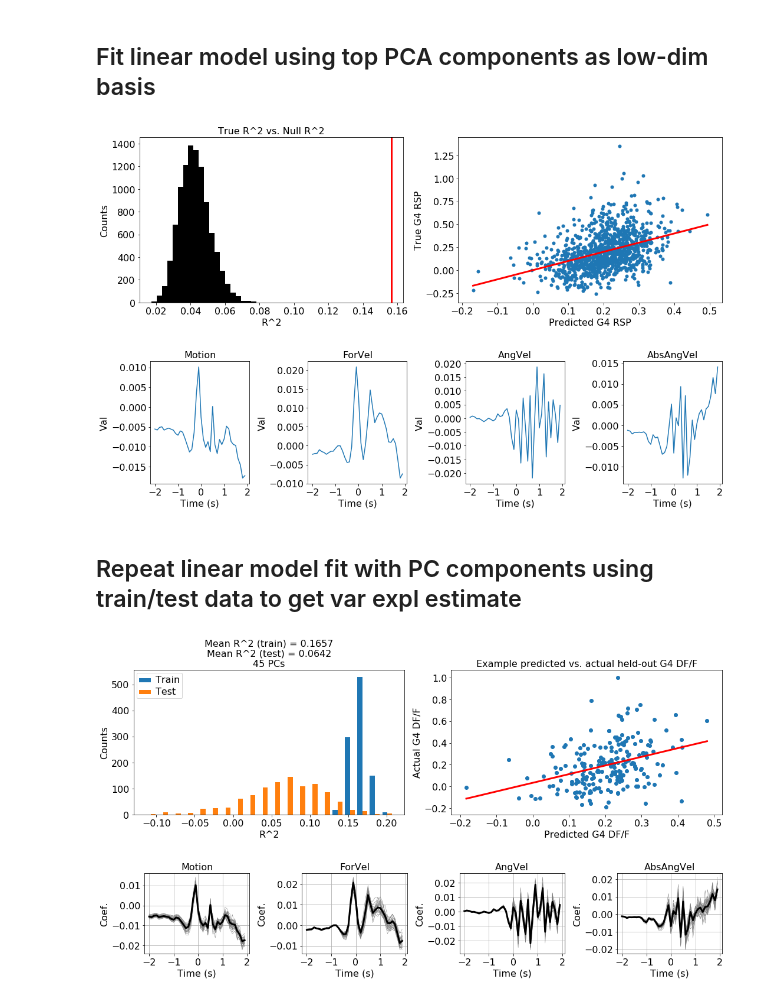
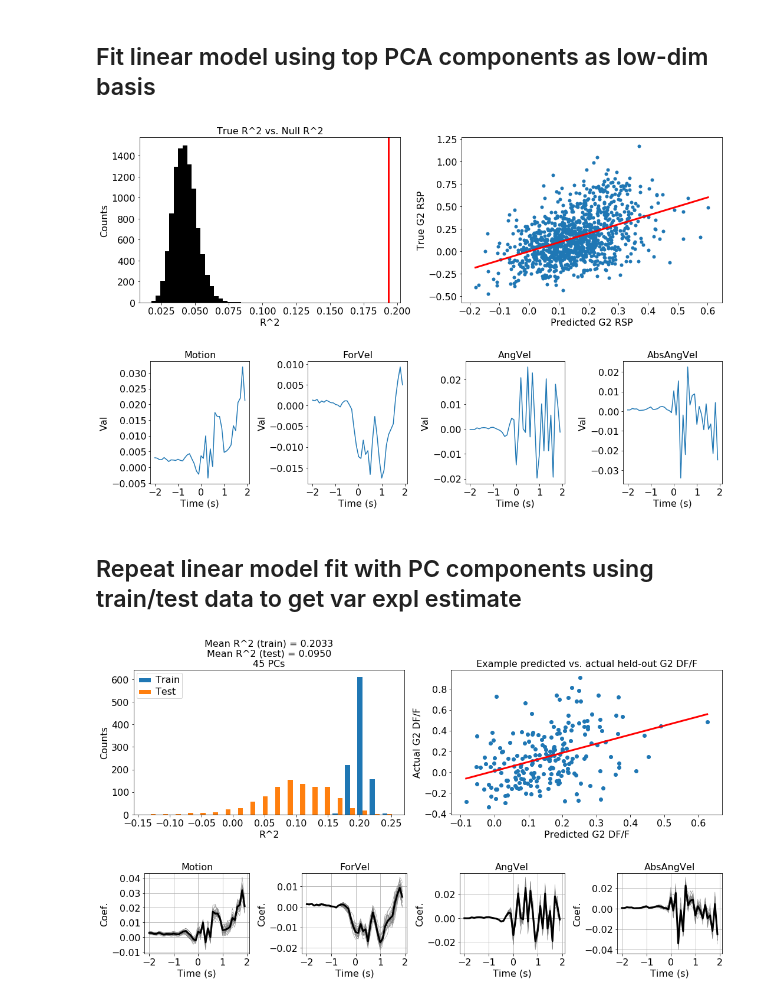
Before and after one commit to rkp8000/mushroom_mushroom, a Jupyter notebook: 1A_mvmt_initiation.ipynb, the cells around one changed output. Drawn from its saved outputs; the diff is of its cells as text; code cells hidden in the pictures.

```diff
--- a/1A_mvmt_initiation.ipynb
+++ b/1A_mvmt_initiation.ipynb
@@ -76,6 +78,7 @@ for fly in os.listdir(DATA_DIR):
                 'Fly': fly,
                 'T_Init': mvmt['T1'],
                 'Mvmt_Ctr': m_ctr,
+                'G2_Pre': np.nanmean(data_dict['G2'][-1][t < 0]),
                 'G4_Pre': np.nanmean(data_dict['G4'][-1][t < 0]),
                 'For_Vel_Pre': np.nanmean(data_dict['ForVel'][-1][t < 0]),
                 'Motion_Post': np.nanmean(data_dict['Motion'][-1][0 <= t])
@@ -283,5 +286,5 @@ for ctr, (component, ax_row, c) in enumerate(zip(components, axs[1:], ['b', 'm',
 # %%
-# plot projections onto diff PCs vs g4 response
+# plot projections onto diff PCs vs g2 or g4 response
 fig, axs = plt.subplots(1, 4, figsize=(15, 3.5), tight_layout=True)
 colors = ['b', 'm', 'g', 'r']
 
@@ -290,17 +293,17 @@ for ctr, (ax, color) in enumerate(zip(axs, colors)):
     x = data_behav_sorted_pca[:, ctr]
 
     # plot scatter
-    ax.scatter(x, g4_rsp, s=10, c=color)
+    ax.scatter(x, gx_rsp, s=10, c=color)
 
     # plot line
-    slp, icpt, r, _, p = stats.linregress(x, g4_rsp)
+    slp, icpt, r, _, p = stats.linregress(x, gx_rsp)
     x_line = np.array([x.min(), x.max()])
     y_line = slp*x_line + icpt
 
     ax.plot(x_line, y_line, c='k', lw=2)
 
     ax.set_xlabel('Projection')
-    ax.set_ylabel('G4 response')
+    ax.set_ylabel('{} response'.format(GX))
     ax.set_title('PC {0}\nR^2 = {1:.5f}'.format(ctr+1, r**2))
 
     set_font_size(ax, 16)
@@ -346,17 +349,17 @@ Hotter colors are higher g4 responses.
 # %%
-# find best linear combo of behavior predicting G4 response
+# find best linear combo of behavior predicting G2 or G4 response
 from sklearn import linear_model
 
-rgr = linear_model.LinearRegression().fit(data_behav_sorted, g4_rsp_sorted)
-score = rgr.score(data_behav_sorted, g4_rsp_sorted)
+rgr = linear_model.LinearRegression().fit(data_behav_sorted, gx_rsp_sorted)
+score = rgr.score(data_behav_sorted, gx_rsp_sorted)
 
 # make null predictions
 scores_null = []
 
 for ctr in range(10000):
-    g4_rsp_shuffled = g4_rsp_sorted[np.random.permutation(len(g4_rsp_sorted))]
-    rgr_null = linear_model.LinearRegression().fit(data_behav_sorted, g4_rsp_shuffled)
-    scores_null.append(rgr_null.score(data_behav_sorted, g4_rsp_shuffled))
+    gx_rsp_shuffled = gx_rsp_sorted[np.random.permutation(len(gx_rsp_sorted))]
+    rgr_null = linear_model.LinearRegression().fit(data_behav_sorted, gx_rsp_shuffled)
+    scores_null.append(rgr_null.score(data_behav_sorted, gx_rsp_shuffled))
 
 # plot some basics
 fig, axs = plt.subplots(1, 2, figsize=(15, 5), tight_layout=True)
@@ -370,9 +373,9 @@ axs[0].set_ylabel('Counts')
 axs[0].set_title('True R^2 vs. Null R^2')
 
 ## predicted vs true
-axs[1].scatter(rgr.predict(data_behav_sorted), g4_rsp_sorted, lw=0)
-axs[1].set_xlabel('Predicted G4 RSP')
-axs[1].set_ylabel('True G4 RSP')
+axs[1].scatter(rgr.predict(data_behav_sorted), gx_rsp_sorted, lw=0)
+axs[1].set_xlabel('Predicted {} RSP'.format(GX))
+axs[1].set_ylabel('True {} RSP'.format(GX))
 
 for ax in axs:
     set_font_size(ax, 16)
@@ -410,16 +413,16 @@ for ax in axs:
 N_COMP = 45
 dim = data_behav_sorted.shape[1]
 
-rgr = linear_model.LinearRegression().fit(data_behav_sorted_pca[:, :N_COMP], g4_rsp_sorted)
-score = rgr.score(data_behav_sorted_pca[:, :N_COMP], g4_rsp_sorted)
+rgr = linear_model.LinearRegression().fit(data_behav_sorted_pca[:, :N_COMP], gx_rsp_sorted)
+score = rgr.score(data_behav_sorted_pca[:, :N_COMP], gx_rsp_sorted)
 
 # make null predictions
 scores_null = []
 
 for ctr in range(10000):
-    g4_rsp_shuffled = g4_rsp_sorted[np.random.permutation(len(g4_rsp_sorted))]
-    rgr_null = linear_model.LinearRegression().fit(data_behav_sorted_pca[:, :N_COMP], g4_rsp_shuffled)
-    scores_null.append(rgr_null.score(data_behav_sorted_pca[:, :N_COMP], g4_rsp_shuffled))
+    gx_rsp_shuffled = gx_rsp_sorted[np.random.permutation(len(gx_rsp_sorted))]
+    rgr_null = linear_model.LinearRegression().fit(data_behav_sorted_pca[:, :N_COMP], gx_rsp_shuffled)
+    scores_null.append(rgr_null.score(data_behav_sorted_pca[:, :N_COMP], gx_rsp_shuffled))
 # %%
 # plot some basics
 fig, axs = plt.subplots(1, 2, figsize=(15, 5), tight_layout=True)
@@ -434,51 +437,51 @@ axs[0].set_title('True R^2 vs. Null R^2')
 
 ## predicted vs true
 y_hat = rgr.predict(data_behav_sorted_pca[:, :N_COMP])
-axs[1].scatter(y_hat, g4_rsp_sorted, lw=0)
+axs[1].scatter(y_hat, gx_rsp_sorted, lw=0)
 
 # plot line
-slp, icpt, r, _, p = stats.linregress(y_hat, g4_rsp_sorted)
+slp, icpt, r, _, p = stats.linregress(y_hat, gx_rsp_sorted)
 x_line = np.array([y_hat.min(), y_hat.max()])
 y_line = slp*x_line + icpt
 
 axs[1].plot(x_line, y_line, c='r', lw=3)
 
-axs[1].set_xlabel('Predicted G4 RSP')
-axs[1].set_ylabel('True G4 RSP')
+axs[1].set_xlabel('Predicted {} RSP'.format(GX))
+axs[1].set_ylabel('True {} RSP'.format(GX))
 
 for ax in axs:
     set_font_size(ax, 16)
 
 # plot reconstructed coefficients
 fig, axs = plt.subplots(1, 4, figsize=(15, 4), tight_layout=True)
 
 coef_ = pca.inverse_transform([np.concatenate([rgr.coef_, np.zeros(dim - N_COMP)])])[0] - pca.mean_
 
 axs[0].plot(t, coef_[:len(t)])
 axs[0].set_xlabel('Time (s)')
 axs[0].set_ylabel('Val')
 axs[0].set_title('Motion')
 
 axs[1].plot(t, coef_[len(t):2*len(t)])
 axs[1].set_xlabel('Time (s)')
 axs[1].set_ylabel('Val')
 axs[1].set_title('ForVel')
 
 axs[2].plot(t, coef_[2*len(t):3*len(t)])
 axs[2].set_xlabel('Time (s)')
 axs[2].set_ylabel('Val')
 axs[2].set_title('AngVel')
 
 axs[3].plot(t, coef_[3*len(t):4*len(t)])
 axs[3].set_xlabel('Time (s)')
 axs[3].set_ylabel('Val')
 axs[3].set_title('AbsAngVel')
 
 for ax in axs:
     set_font_size(ax, 16)
 # %% [output]
-[figure, old version]
+[figure, new version]
-[figure, old version]
+[figure, new version]
 # %% [markdown]
 ## Repeat linear model fit with PC components using train/test data to get var expl estimate
 # %%
@@ -545,10 +548,10 @@ y_line = slp*x_line + icpt
 
 axs[1].plot(x_line, y_line, c='r', lw=3)
 
-axs[1].set_xlabel('Predicted G4 DF/F')
-axs[1].set_ylabel('Actual G4 DF/F')
+axs[1].set_xlabel('Predicted {} DF/F'.format(GX))
+axs[1].set_ylabel('Actual {} DF/F'.format(GX))
 
-axs[1].set_title('Example predicted vs. actual held-out G4 DF/F')
+axs[1].set_title('Example predicted vs. actual held-out {} DF/F'.format(GX))
 
 for ax in axs:
     set_font_size(ax, 16)
@@ -577,5 +580,5 @@ for start, stop, k, ax in zip(starts, stops, keys, axs):
 
     set_font_size(ax, 16)
 # %% [output]
-[figure, old version]
+[figure, new version]
-[figure, old version]
+[figure, new version]
```
Also changed, not shown: parts of 14 cells of this notebook.
